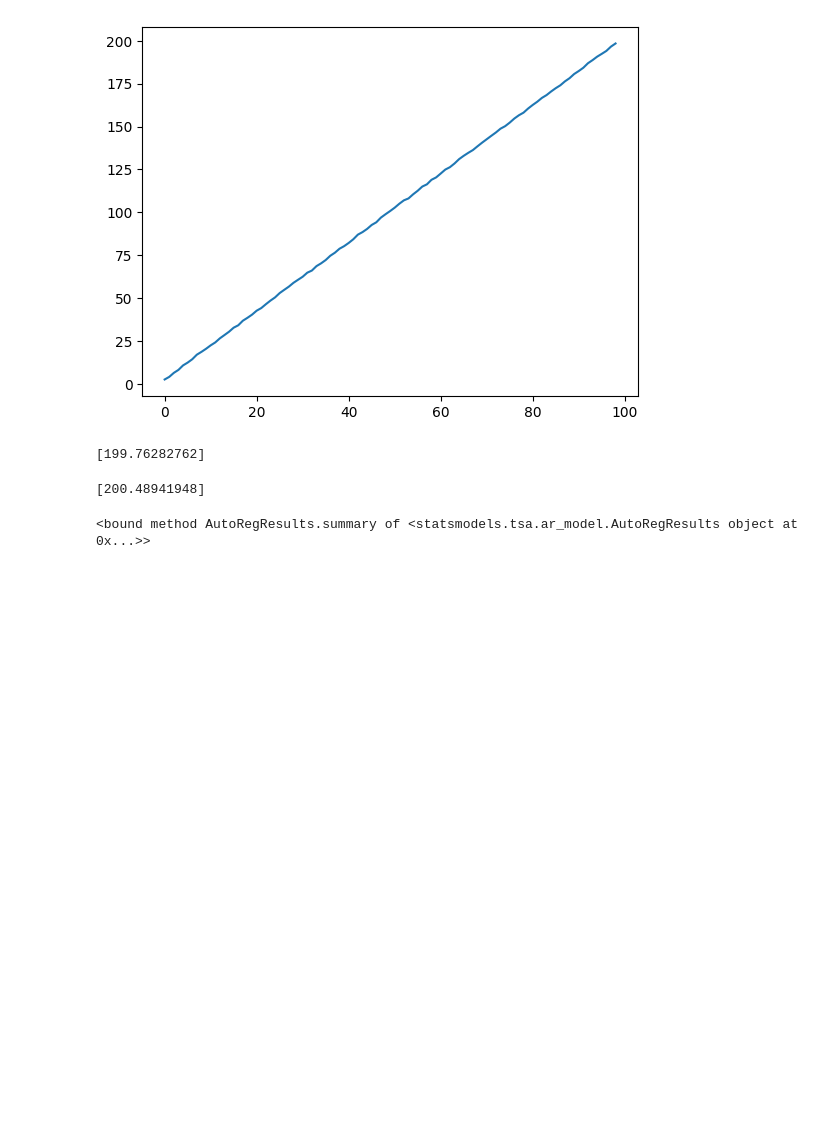
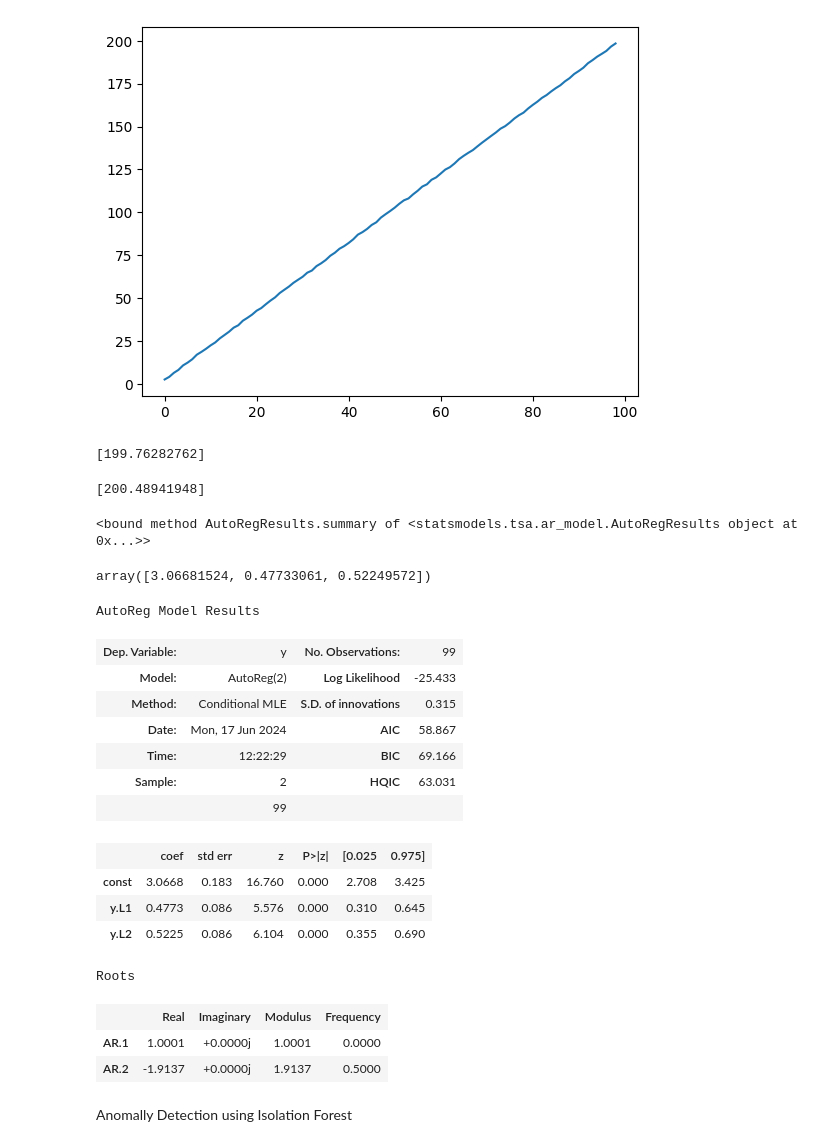
Before and after one commit to schardon/oda-demo-main, a Jupyter notebook: Cybersecurity_June2024.ipynb, the cells around one changed output. Saved outputs shown, nothing was run; the diff lists cells and outputs as text; code cells hidden in the pictures; blank space fills up the shorter version.

```diff
--- a/Cybersecurity_June2024.ipynb
+++ b/Cybersecurity_June2024.ipynb
@@ -36,3 +38,28 @@ print(y)
 model_fit.summary
 # %% [output]
 <bound method AutoRegResults.summary of <statsmodels.tsa.ar_model.AutoRegResults object at 0x...>>
+# %%
+model_fit.params
+# %% [output]
+array([3.06681524, 0.47733061, 0.52249572])
+# %%
+model_fit.summary()
+# %% [output]
+AutoReg Model Results
+| Dep. Variable: | y | No. Observations: | 99 |
+| Model: | AutoReg(2) | Log Likelihood | -25.433 |
+| Method: | Conditional MLE | S.D. of innovations | 0.315 |
+| Date: | Mon, 17 Jun 2024 | AIC | 58.867 |
+| Time: | 12:22:29 | BIC | 69.166 |
+| Sample: | 2 | HQIC | 63.031 |
+|  | 99 |  |  |
+|  | coef | std err | z | P>|z| | [0.025 | 0.975] |
+| const | 3.0668 | 0.183 | 16.760 | 0.000 | 2.708 | 3.425 |
+| y.L1 | 0.4773 | 0.086 | 5.576 | 0.000 | 0.310 | 0.645 |
+| y.L2 | 0.5225 | 0.086 | 6.104 | 0.000 | 0.355 | 0.690 |
+Roots
+|  | Real | Imaginary | Modulus | Frequency |
+| AR.1 | 1.0001 | +0.0000j | 1.0001 | 0.0000 |
+| AR.2 | -1.9137 | +0.0000j | 1.9137 | 0.5000 |
+# %% [markdown]
+Anomally Detection using Isolation Forest
```
Also changed, not shown: parts of 9 cells of this notebook.
